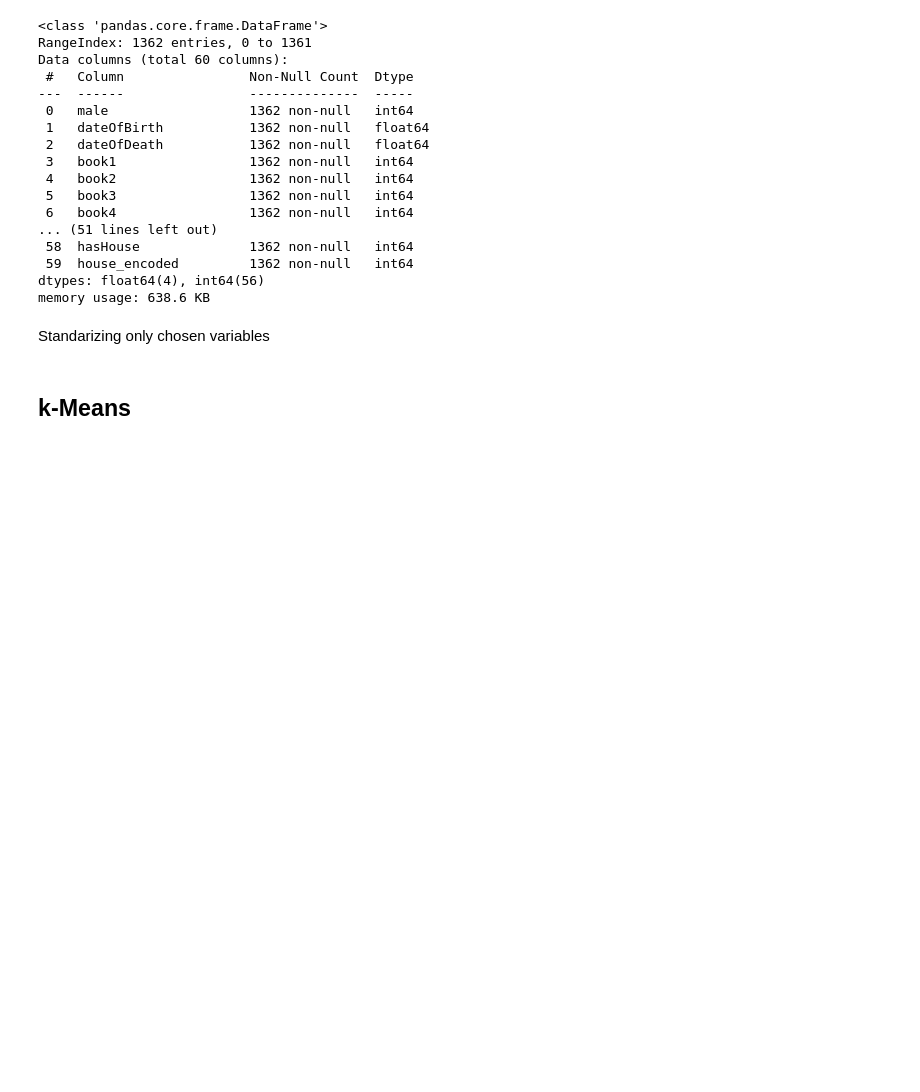
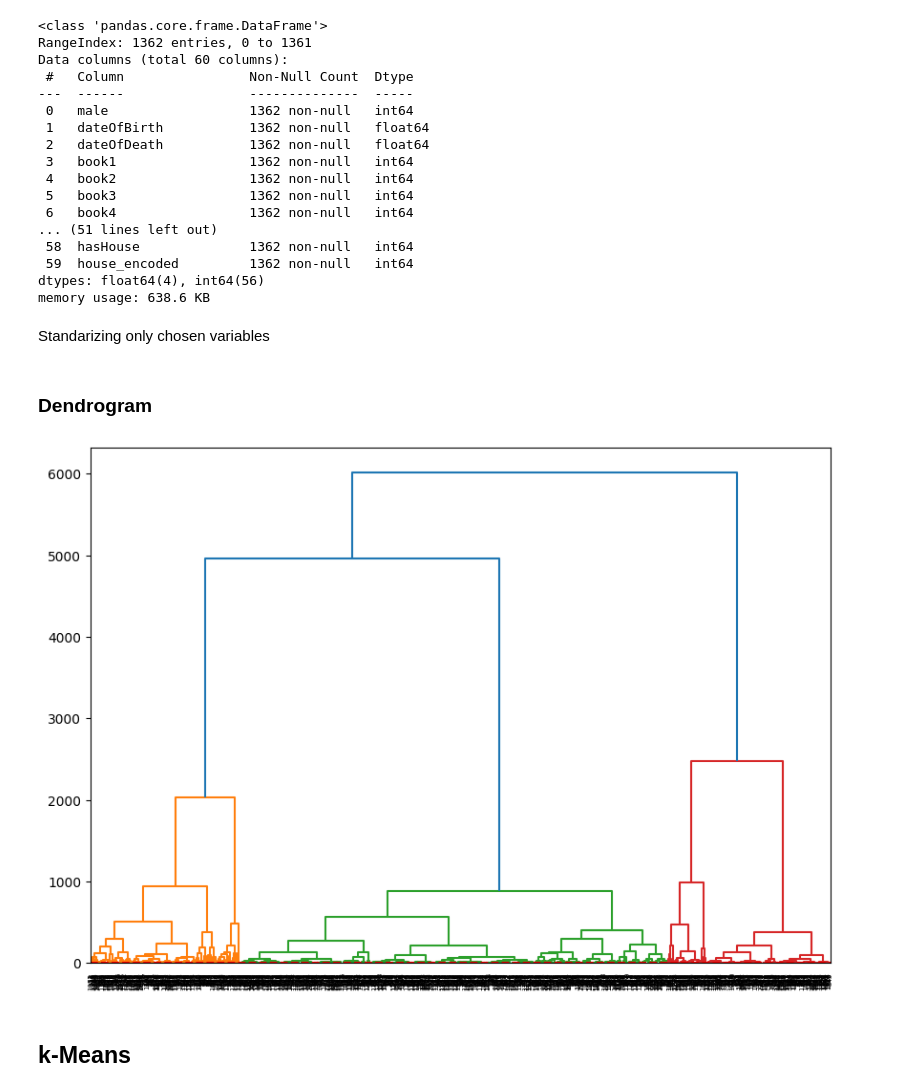
Before and after one commit to xxkaro/GameOfThrones-Clustering, a Jupyter notebook: AM/AM_final.ipynb, the cells around one changed output. Cells and saved outputs as stored; diff of their text form; code cells hidden in the pictures; blank space fills up the shorter version.

```diff
--- a/AM/AM_final.ipynb
+++ b/AM/AM_final.ipynb
@@ -46,6 +46,19 @@ selected_columns = ['age', 'dateOfBirth', 'dateOfDeath', 'popularity', 'house_en
 scaled_data = scaler.fit_transform(df[selected_columns])
 df_scaled = df.copy()
 df_scaled[selected_columns] = scaled_data
+# %% [markdown]
+### Dendrogram
+# %%
+from scipy.cluster.hierarchy import linkage, dendrogram
+
+linked = linkage(df, 'ward')
+
+plt.figure(figsize=(10, 7))
+dendrogram(linked, orientation='top', distance_sort='descending', show_leaf_counts=False)
+plt.axhline(y=2.5, color='r', linestyle='--')
+plt.show()
+# %% [output]
+[figure, added]
 # %% [markdown]
 ## k-Means
 # %% [markdown]
```
Also changed, not shown: parts of 17 cells of this notebook.
